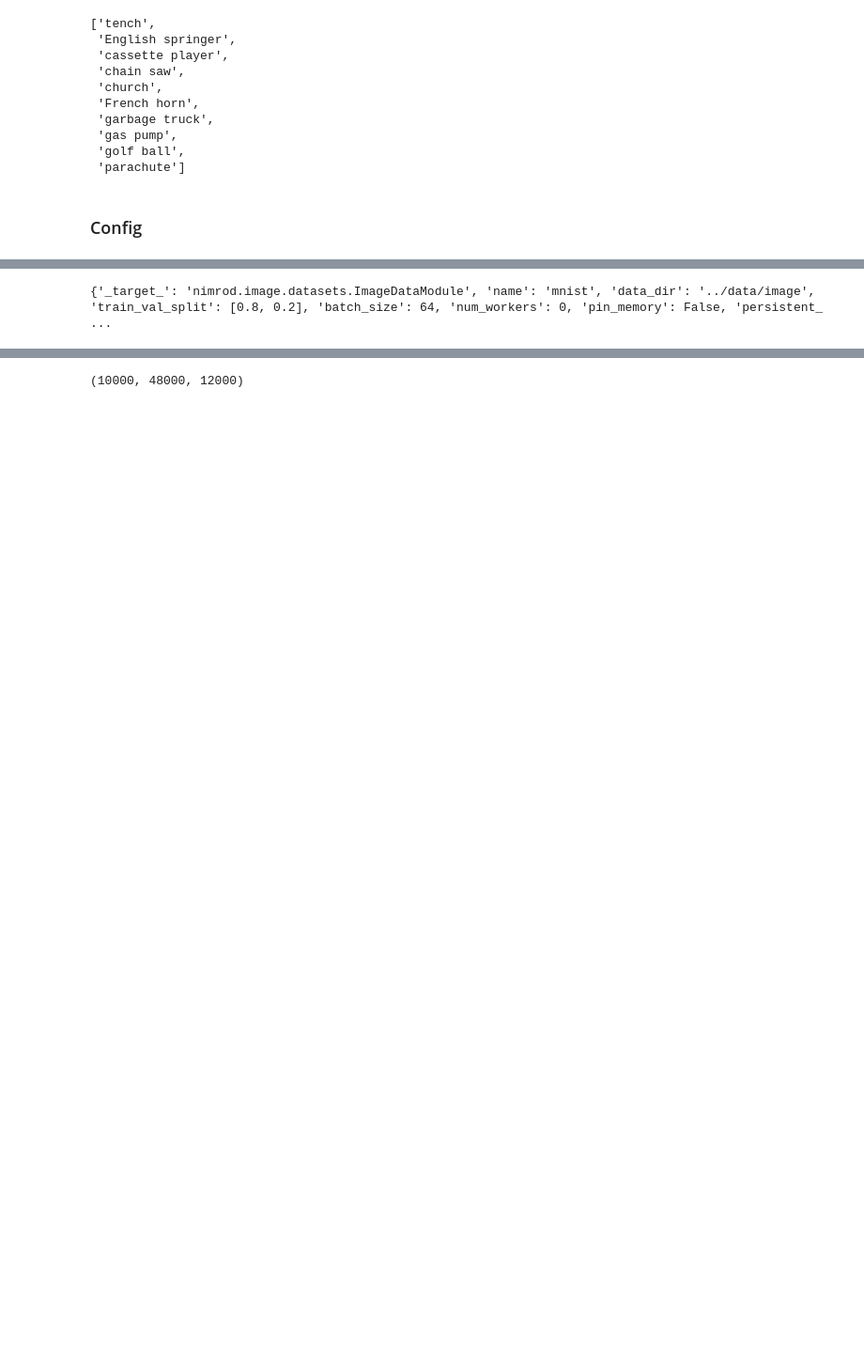
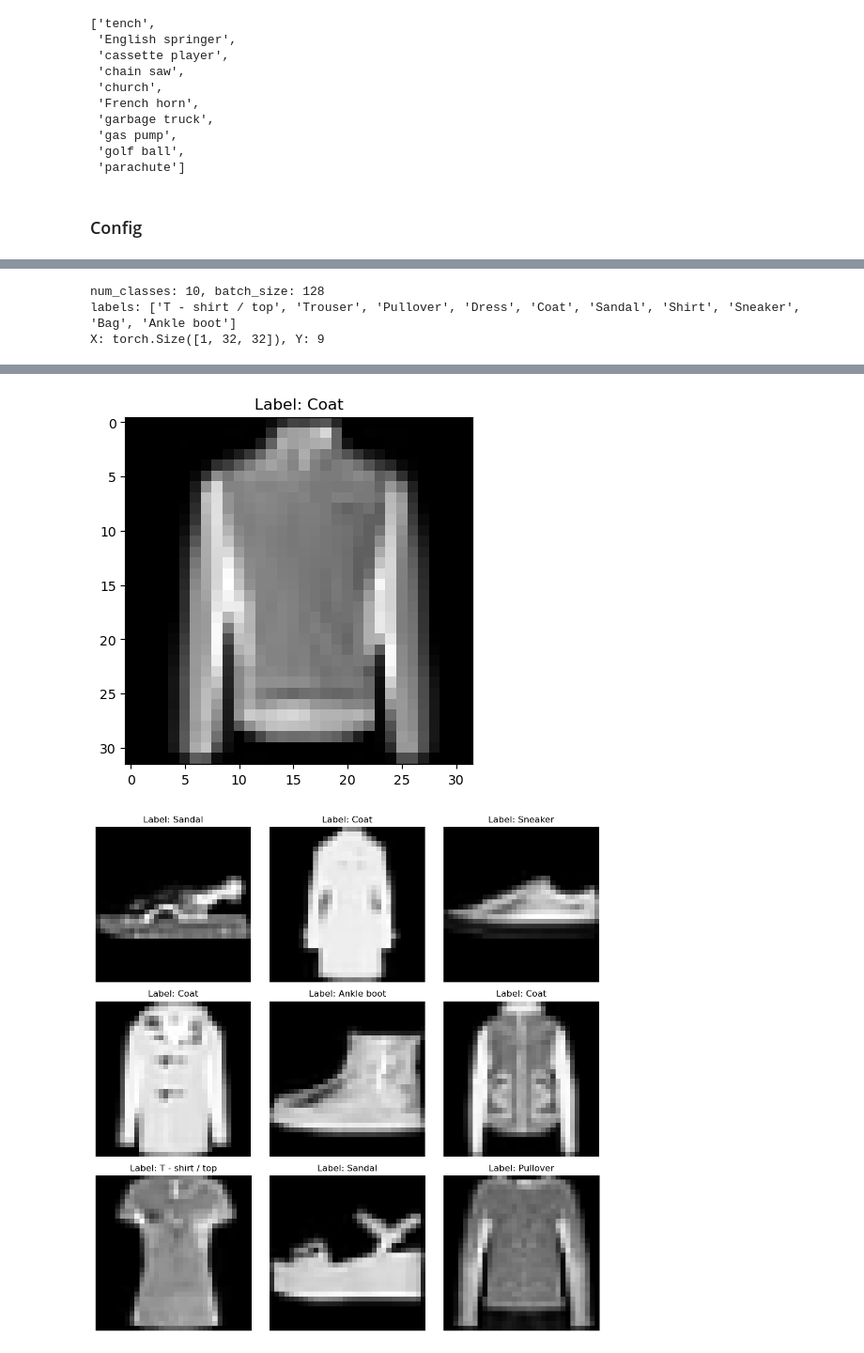
Before and after one commit to slegroux/nimrod, a Jupyter notebook: nbs/image.datasets.ipynb, the cells around one changed output, grey strips where cells are left out. Shown at 94% size. Saved outputs shown, nothing was run; the diff lists cells and outputs as text; code cells hidden in the pictures; blank space fills up the shorter version.

```diff
--- a/nbs/image.datasets.ipynb
+++ b/nbs/image.datasets.ipynb
@@ -553,11 +604,21 @@ test_dl = dm.test_dataloader()
 # %%
 #| notest
 
-cfg = OmegaConf.load("../config/image/data/mnist.yaml")
-print(cfg.datamodule)
-dm = instantiate(cfg.datamodule)
+# cfg = OmegaConf.load("../config/image/data/mnist.yaml")
+# print(cfg.datamodule)
+# dm = instantiate(cfg.datamodule)
+# dm.prepare_data()
+# dm.setup()
+# test_dl = dm.test_dataloader()
+# len(dm.test_ds), len(dm.train_ds), len(dm.val_ds)
+cfg = OmegaConf.load('../config/data/image/fashion_mnist.yaml')
+dm = instantiate(cfg)
 dm.prepare_data()
 dm.setup()
-test_dl = dm.test_dataloader()
-len(dm.test_ds), len(dm.train_ds), len(dm.val_ds)
+print(f"num_classes: {dm.num_classes}, batch_size: {dm.batch_size}")
+print(f"labels: {dm.label_names}")
+x, y = dm.test_ds[0]
+print(f"X: {x.shape}, Y: {y}")
+dm.show(1)
+dm.show_grid(3,3)
 # %% [output]
@@ -565 +628,3 @@ len(dm.test_ds), len(dm.train_ds), len(dm.val_ds)
-{'_target_': 'nimrod.image.datasets.ImageDataModule', 'name': 'mnist', 'data_dir': '../data/image', 'train_val_split': [0.8, 0.2], 'batch_size': 64, 'num_workers': 0, 'pin_memory': False, 'persistent_ ...
+num_classes: 10, batch_size: 128
+labels: ['T - shirt / top', 'Trouser', 'Pullover', 'Dress', 'Coat', 'Sandal', 'Shirt', 'Sneaker', 'Bag', 'Ankle boot']
+X: torch.Size([1, 32, 32]), Y: 9
@@ -568 +631,2 @@ len(dm.test_ds), len(dm.train_ds), len(dm.val_ds)
-(10000, 48000, 12000)
+[figure, added]
+[figure, added]
```
Also changed, not shown: parts of 15 cells of this notebook, 3 other files.
